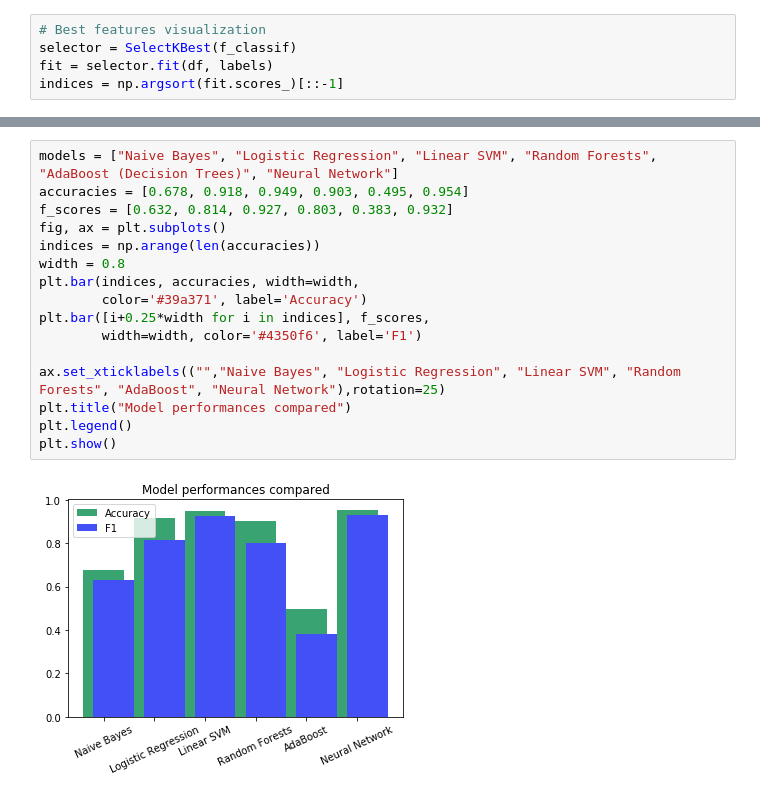
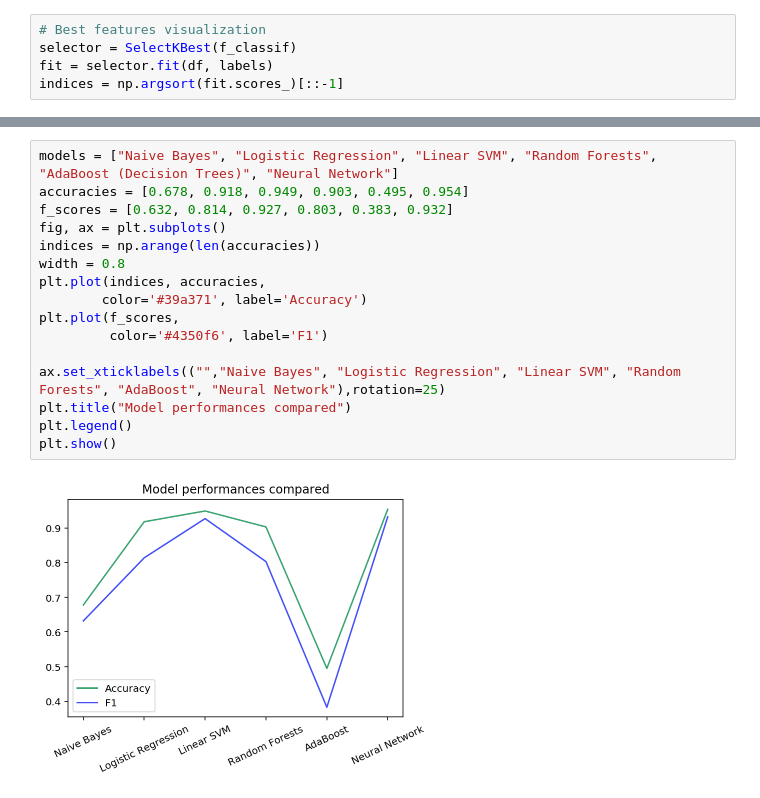
Before and after one commit to ewenw/AuthorML, a Jupyter notebook: Project.ipynb, the cells around one changed output, grey strips where cells are left out. Saved outputs shown, nothing was run; the diff lists cells and outputs as text.

```diff
--- a/Project.ipynb
+++ b/Project.ipynb
@@ -365,18 +355,18 @@ plt.show()
 # %%
 models = ["Naive Bayes", "Logistic Regression", "Linear SVM", "Random Forests", "AdaBoost (Decision Trees)", "Neural Network"]
 accuracies = [0.678, 0.918, 0.949, 0.903, 0.495, 0.954]
 f_scores = [0.632, 0.814, 0.927, 0.803, 0.383, 0.932]
 fig, ax = plt.subplots()
 indices = np.arange(len(accuracies))
 width = 0.8
-plt.bar(indices, accuracies, width=width,
+plt.plot(indices, accuracies,
         color='#39a371', label='Accuracy')
-plt.bar([i+0.25*width for i in indices], f_scores,
-        width=width, color='#4350f6', label='F1')
+plt.plot(f_scores,
+         color='#4350f6', label='F1')
 
 ax.set_xticklabels(("","Naive Bayes", "Logistic Regression", "Linear SVM", "Random Forests", "AdaBoost", "Neural Network"),rotation=25)
 plt.title("Model performances compared")
 plt.legend()
 plt.show()
 # %% [output]
-[figure, old version]
+[figure, new version]
```
Also changed, not shown: parts of 8 cells of this notebook, 1 other file.
